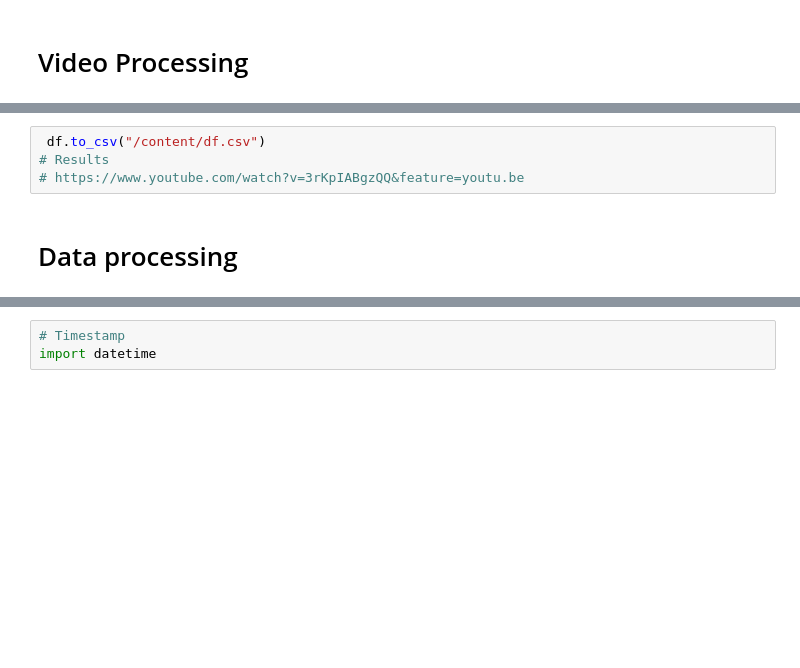
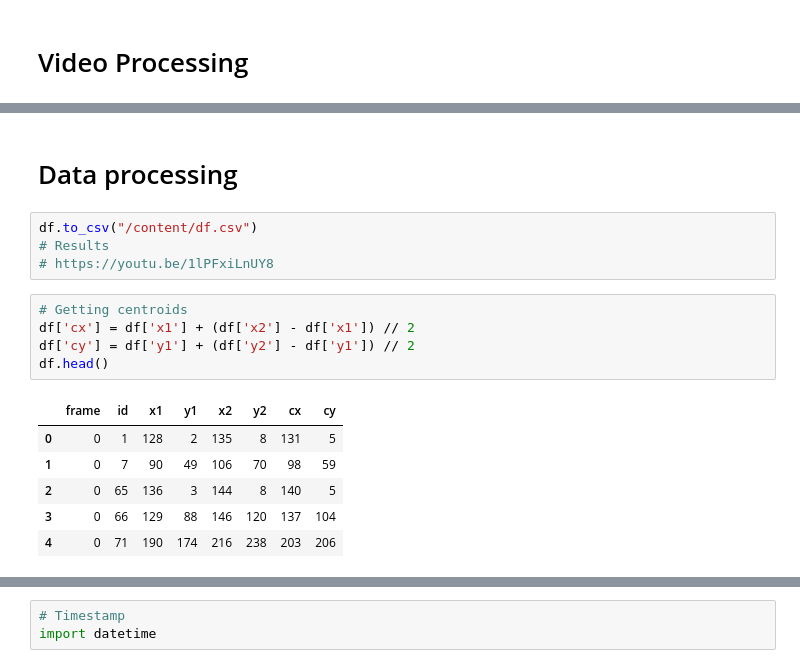
Before and after one commit to emonroyh/Video, a Jupyter notebook: CarTracker.ipynb, the cells around one changed output, grey strips where cells are left out. Drawn from its saved outputs; the diff is of its cells as text; blank space fills up the shorter version.

```diff
--- a/CarTracker.ipynb
+++ b/CarTracker.ipynb
@@ -211,7 +211,19 @@ df.head(20)
-# %%
- df.to_csv("/content/df.csv")
-# Results
-# https://www.youtube.com/watch?v=3rKpIABgzQQ&feature=youtu.be
 # %% [markdown]
 
 # Data processing
+# %%
+df.to_csv("/content/df.csv")
+# Results
+# https://youtu.be/1lPFxiLnUY8
+# %%
+# Getting centroids
+df['cx'] = df['x1'] + (df['x2'] - df['x1']) // 2
+df['cy'] = df['y1'] + (df['y2'] - df['y1']) // 2
+df.head()
+# %% [output]
+|  | frame | id | x1 | y1 | x2 | y2 | cx | cy |
+| 0 | 0 | 1 | 128 | 2 | 135 | 8 | 131 | 5 |
+| 1 | 0 | 7 | 90 | 49 | 106 | 70 | 98 | 59 |
+| 2 | 0 | 65 | 136 | 3 | 144 | 8 | 140 | 5 |
+| 3 | 0 | 66 | 129 | 88 | 146 | 120 | 137 | 104 |
+| 4 | 0 | 71 | 190 | 174 | 216 | 238 | 203 | 206 |
```
Also changed, not shown: parts of 16 cells of this notebook.
